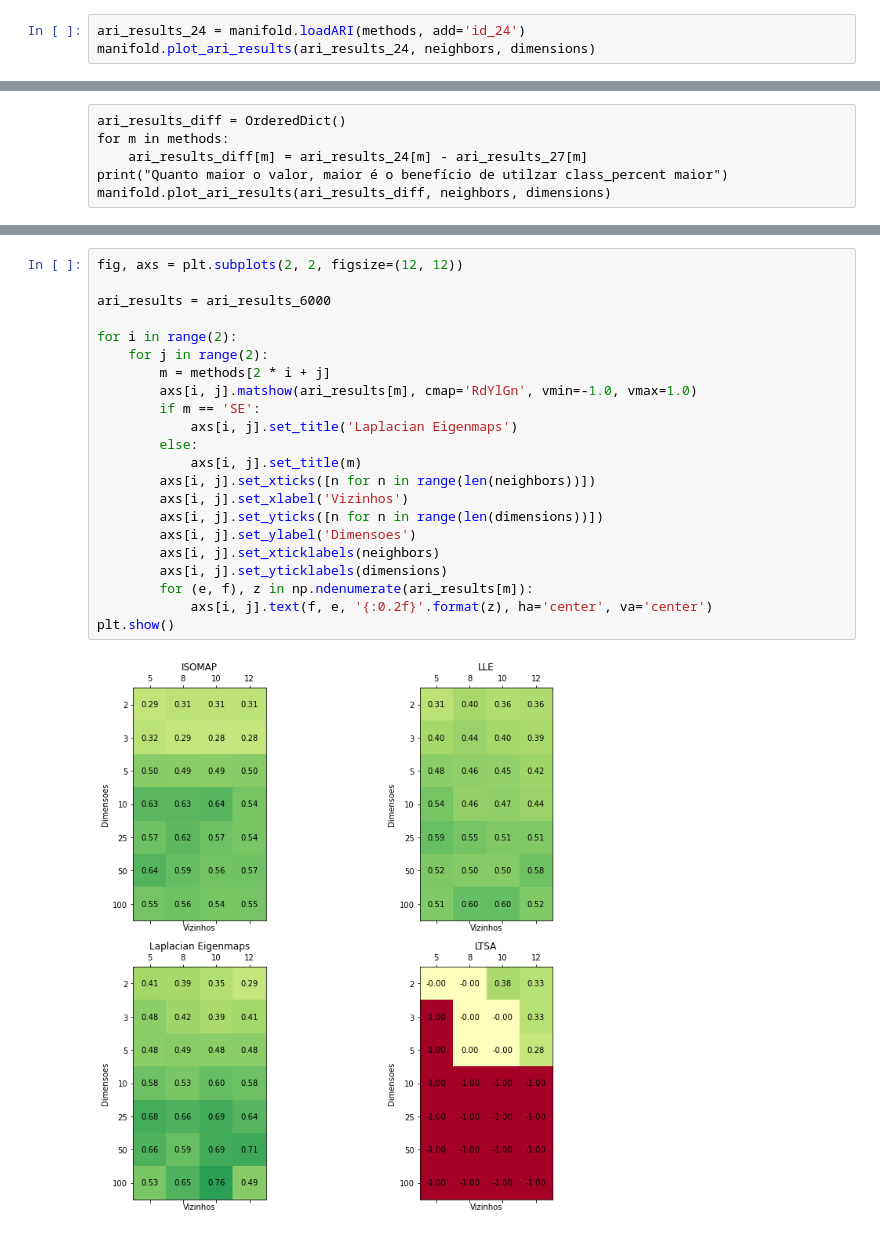
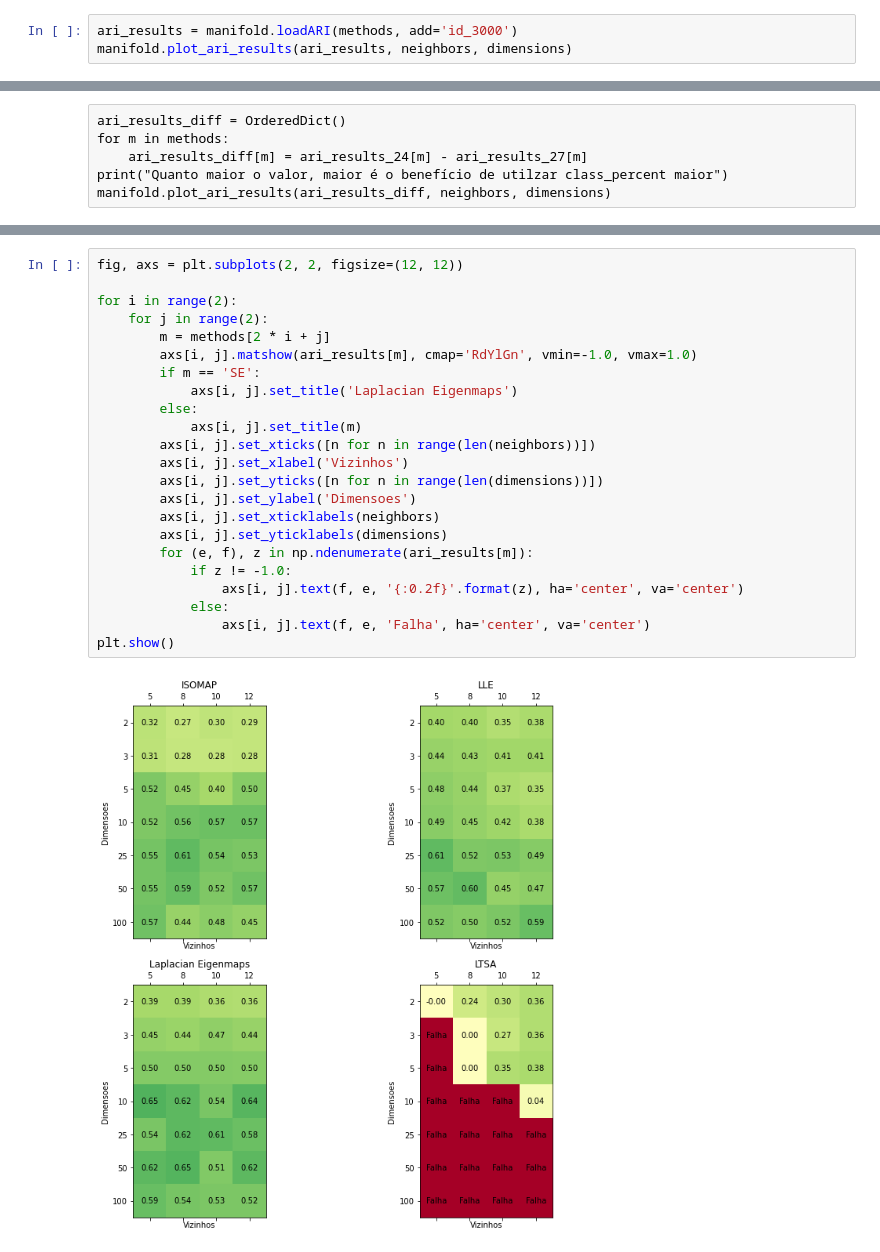
Before and after one commit to MarcoGrivol/Manifold-Learning, a Jupyter notebook: MNIST Restuls.ipynb, the cells around one changed output, grey strips where cells are left out. Saved outputs shown, nothing was run; the diff lists cells and outputs as text.

```diff
--- a/MNIST Restuls.ipynb
+++ b/MNIST Restuls.ipynb
@@ -11,6 +11,6 @@ manifold = ManifoldHelper()
 # %% [output]
 Using alternative LTSA.
 # %%
-ari_results_24 = manifold.loadARI(methods, add='id_24')
-manifold.plot_ari_results(ari_results_24, neighbors, dimensions)
+ari_results = manifold.loadARI(methods, add='id_3000')
+manifold.plot_ari_results(ari_results, neighbors, dimensions)
 # %% [output]
@@ -29,24 +24,25 @@ manifold.plot_ari_results(ari_results_6000, neighbors, dimensions)
 # %%
 fig, axs = plt.subplots(2, 2, figsize=(12, 12))
-
-ari_results = ari_results_6000
 
 for i in range(2):
     for j in range(2):
         m = methods[2 * i + j]
         axs[i, j].matshow(ari_results[m], cmap='RdYlGn', vmin=-1.0, vmax=1.0)
         if m == 'SE':
             axs[i, j].set_title('Laplacian Eigenmaps')
         else:
             axs[i, j].set_title(m)
         axs[i, j].set_xticks([n for n in range(len(neighbors))])
         axs[i, j].set_xlabel('Vizinhos')
         axs[i, j].set_yticks([n for n in range(len(dimensions))])
         axs[i, j].set_ylabel('Dimensoes')
         axs[i, j].set_xticklabels(neighbors)
         axs[i, j].set_yticklabels(dimensions)
         for (e, f), z in np.ndenumerate(ari_results[m]):
-            axs[i, j].text(f, e, '{:0.2f}'.format(z), ha='center', va='center')
+            if z != -1.0:
+                axs[i, j].text(f, e, '{:0.2f}'.format(z), ha='center', va='center')
+            else:
+                axs[i, j].text(f, e, 'Falha', ha='center', va='center')
 plt.show()
 # %% [output]
-[figure, old version]
+[figure, new version]
```
Also changed, not shown: parts of 2 cells of this notebook, 11 other files.
